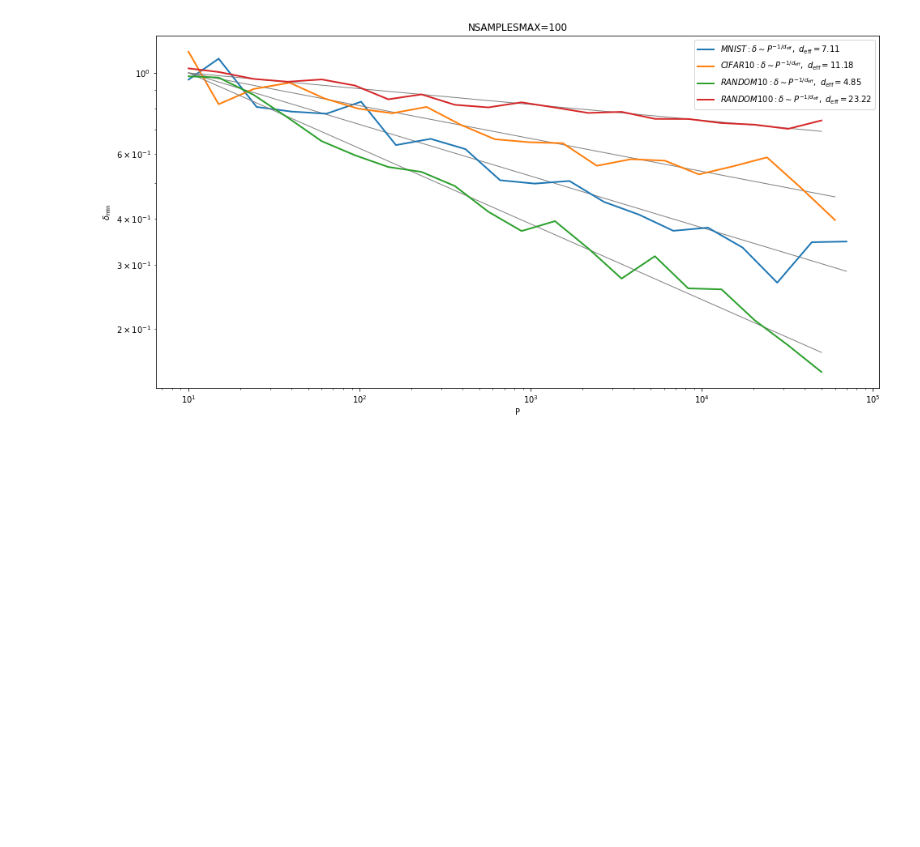
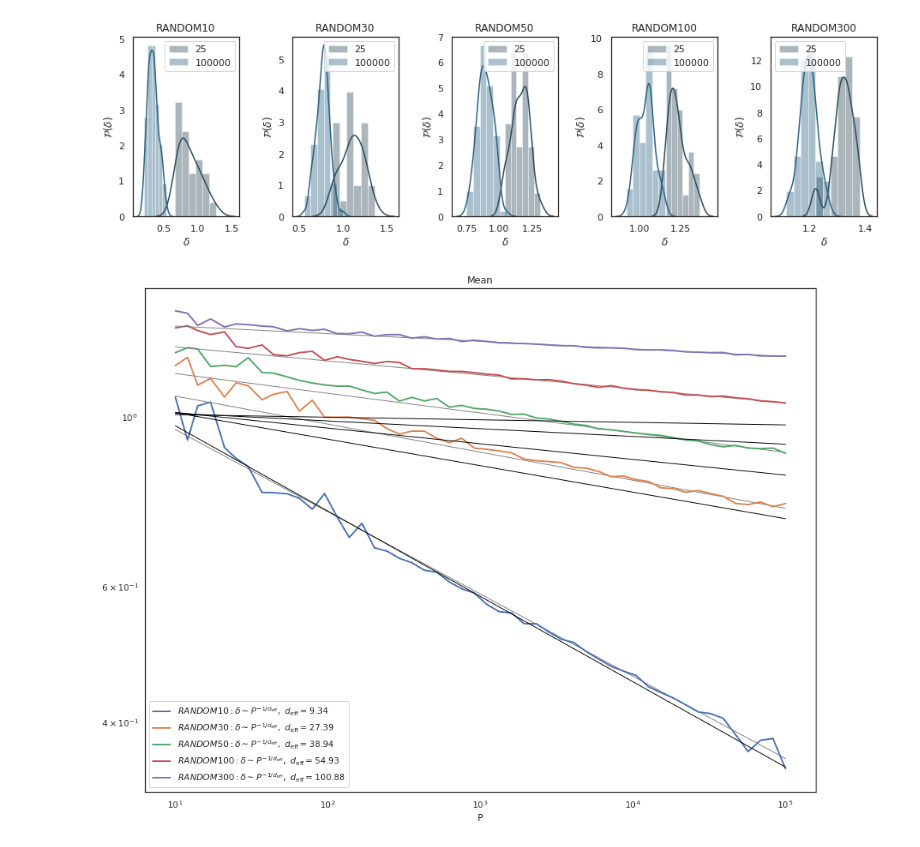
Before and after one commit to vonspigler/nn-distance-in-data, a Jupyter notebook: nn_dist_scaling_P.ipynb, the cells around one changed output. Drawn from its saved outputs; the diff is of its cells as text; code cells hidden in the pictures; blank space fills up the shorter version.

```diff
--- a/nn_dist_scaling_P.ipynb
+++ b/nn_dist_scaling_P.ipynb
@@ -89,23 +131,55 @@ DATASET: RANDOM100
 # %%
-plt.figure(figsize=(16,8))
+sns.set_palette("PuBu_d")
+sns.set_style("white")
+f, axes = plt.subplots(1, len(nn_dens), figsize=(13,4))
 
-for name, dists in nn_dists.items():
-#    if 'RANDOM' not in name: continue
-    xs = np.asarray(list(dists.keys())).reshape(-1,1)
-    ys = np.asarray(list(dists.values())).reshape(-1,)
+for j, (name, dict) in enumerate(nn_dens.items()):
+    for i, (P, dens) in enumerate(dict.items()):
+        if i != 5 and i != len(dict) - 1: continue
+        sns.distplot(dens, label=str(P), kde=True, ax=axes[j], bins=6)
 
-    reg = LinearRegression().fit(np.log(xs), np.log(ys))
+    axes[j].legend()
+    axes[j].set_title(name)
+    axes[j].set_xlabel('$\delta$')
+    axes[j].set_ylabel('$\mathcal{P}(\delta)$')
+
+plt.tight_layout()
+plt.show()
+sns.set()
+sns.set_style("white")
+
+plt.figure(figsize=(13,10))
+
+for j, (name, dict) in enumerate(nn_dens.items()):
+    xs = np.asarray(list(dict.keys())).reshape(-1,1)
+    ys = np.asarray([ v.mean().item() for v in dict.values() ]).reshape(-1,)
+
+    reg = LinearRegression().fit(np.log(xs[35:]), np.log(ys[35:]))
     ys0 = np.exp(reg.intercept_)*np.power(xs[0], reg.coef_) # just for normalization
-
-    plt.plot(xs, [ np.exp(reg.intercept_)*np.power(x, reg.coef_)/ys0 for x in xs ], c='gray', lw=1)
+    ys0=1
+    plt.plot(xs, [ np.exp(reg.intercept_)*x**reg.coef_/ys0 for x in xs ], c='gray', lw=1)
     plt.plot(xs, ys/ys0, label="${}: \delta \sim P^{{-1/d_\mathrm{{eff}}}},\ d_\mathrm{{eff}}={:.2f}$".format(name, -1/reg.coef_[0]), lw=2)
 
-plt.xscale('log')
-plt.yscale('log')
-plt.xlabel('P')
-plt.ylabel('$\delta_\mathrm{min}$')
-plt.legend()
-plt.title("NSAMPLESMAX=100")
+    plt.legend()
+    plt.xlabel("P")
+    #plt.set_ylabel("$<\delta_\mathrm{min}>$")
+    plt.xscale('log')
+    plt.yscale('log')
+    plt.title("Mean")
+
+d=10
+plt.plot(xs, [ (beta((d-1)/2,1/2)*(d-1)/x)**(1/(d-1)) for x in xs ], c='black', lw=1)
+d=30
+plt.plot(xs, [ (beta((d-1)/2,1/2)*(d-1)/x)**(1/(d-1)) for x in xs ], c='black', lw=1)
+d=50
+plt.plot(xs, [ (beta((d-1)/2,1/2)*(d-1)/x)**(1/(d-1)) for x in xs ], c='black', lw=1)
+d=100
+plt.plot(xs, [ (beta((d-1)/2,1/2)*(d-1)/x)**(1/(d-1)) for x in xs ], c='black', lw=1)
+d=300
+plt.plot(xs, [ (beta((d-1)/2,1/2)*(d-1)/x)**(1/(d-1)) for x in xs ], c='black', lw=1)
+
+plt.tight_layout()
 plt.show()
 # %% [output]
-[figure, old version]
+[figure, new version]
+[figure, added]
```
Also changed, not shown: parts of 3 cells of this notebook.
